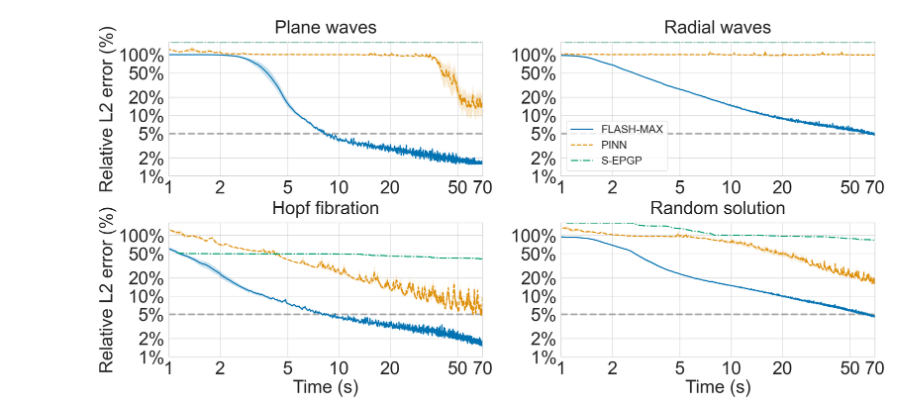
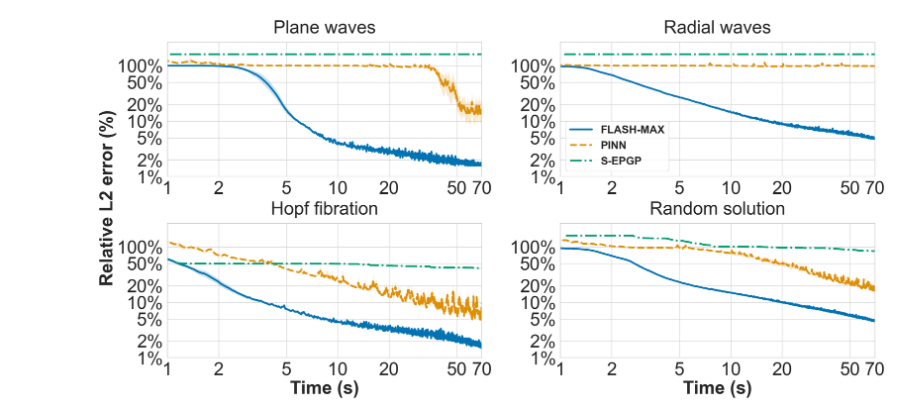
Before and after one commit to ddegenaro/flash-max, a Jupyter notebook: timing_plots.ipynb, the cells around one changed output. Saved outputs shown, nothing was run; the diff lists cells and outputs as text; code cells hidden in the pictures.

```diff
--- a/timing_plots.ipynb
+++ b/timing_plots.ipynb
@@ -109,6 +110,7 @@ def interpolate_runs(dfs, n_points=1000, max_time=None, time_already_cum=False,
 # %%
 fs = 40
 lfs = 30
+lw = 4.0
 
 log = True
 
@@ -209,8 +211,8 @@ for i, (soln_num, title) in enumerate(zip(soln_nums, titles)):
     labels = ['FLASH-MAX', 'PINN', 'S-EPGP']
 
     # Gray reference line at 5%
-    thresh = 5 if not log else np.log(5)
-    ax.axhline(y=thresh, color='gray', linewidth=4.0, linestyle='--', alpha=0.6, zorder=1)
+    # thresh = 5 if not log else np.log(5)
+    # ax.axhline(y=thresh, color='gray', linewidth=lw, linestyle='--', alpha=0.6, zorder=1)
 
     for color, line_style, data, label in zip(colors, line_styles, datas, labels):
         x_values, y_smooth, y_std = data
@@ -227,58 +229,68 @@ for i, (soln_num, title) in enumerate(zip(soln_nums, titles)):
         ax.plot(
             x_values,
             np.clip(y_smooth, clip_val, max_err),
-            linewidth=2.5,
+            linewidth=lw,
             color=color,
             linestyle=line_style,
             label=label
         )
 
     ax.set_title(title, pad=20)
-    ax.set_ylim(0, max_err)
+    ax.set_ylim(0, max_err+0.5)
     ax.set_xlim(np.log(1) if log else 0, max_time)
 
     if row == 1:
-        ax.set_xlabel("Time (s)")
+        ax.set_xlabel("Time (s)", fontdict=dict(weight='bold'))
     else:
         ax.set_xlabel("")
 
-    if col == 0:
-        ax.set_ylabel("Relative L2 error (%)")
-    else:
-        ax.set_ylabel("")
+    # if col == 0 and row == 1:
+    #     ax.set_ylabel("", fontdict=dict(weight='bold'))
+    # else:
+    #     ax.set_ylabel("")
 
     if row == 0 and col == 1:
         handles, labels_ = axes[0].get_legend_handles_labels()
         ax.legend(
             handles,
             labels_,
             loc='lower left',
-            fontsize=lfs - 6,
-            frameon=True
+            frameon=True,
+            prop = font_manager.FontProperties(size=lfs-6, weight='bold')
         )
 
     ax.set_yticks(yticks)  # yticks = np.log([20, 40, ..., 160])
     ax.set_yticklabels([f'{v:.0f}%' for v in ytick_vals])
 
     ax.set_xticks(xticks)  # xticks = np.log([10, 20, ..., 70])
     ax.set_xticklabels([f'{v:.0f}' for v in xtick_vals])
 
     # Make the plot area taller than wide via aspect — 'box' keeps axes box fixed
     # ax.set_aspect(max_time / max_err * 0.75, adjustable='box')  # <1 = taller than wide
 
 # if log:
 #     fig.suptitle(
 #         'Relative L2 validation error over time\n(w/ BC on NVIDIA L40S, average of 5 seeds), log-log scale',
 #         fontsize=fs, y=1.1
 #     )
 # else:
 #     fig.suptitle(
 #         'Relative L2 validation error over time\n(w/ BC on NVIDIA L40S, average of 5 seeds)',
 #         fontsize=fs, y=1.1
 #     )
 
+fig.text(
+    0.06, 0.5,          # x position (left of subplots), y centered
+    'Relative L2 error (%)',
+    va='center',
+    ha='center',
+    rotation='vertical',
+    fontsize=fs,
+    fontweight='bold'   # if needed
+)
+
 plt.tight_layout(pad=1.0)
 plt.savefig(f"timing_plots_bc_{settings['add_bc']}.pdf", bbox_inches='tight')
 plt.show()
 # %% [output]
-[figure, old version]
+[figure, new version]
```
Also changed, not shown: parts of 2 cells of this notebook, 13 other files.
